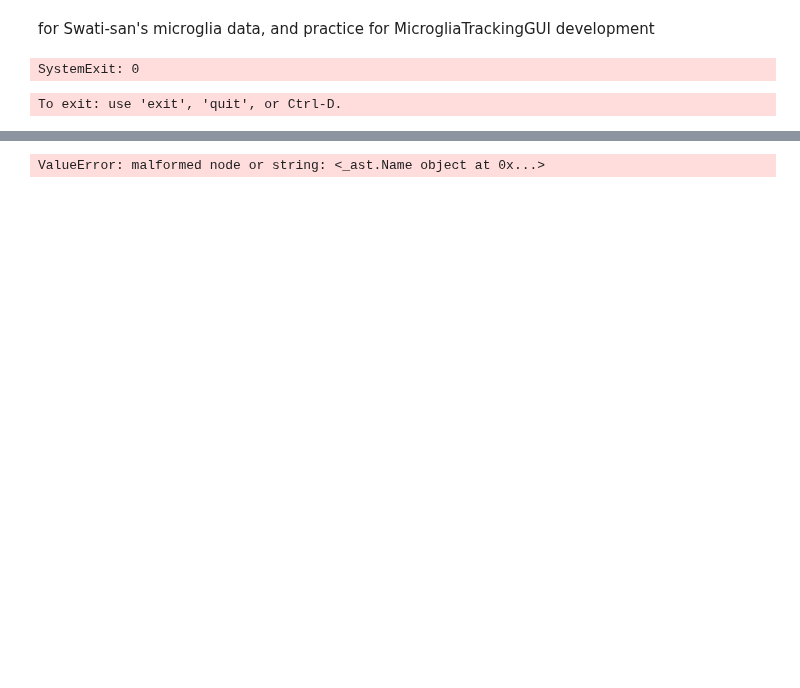
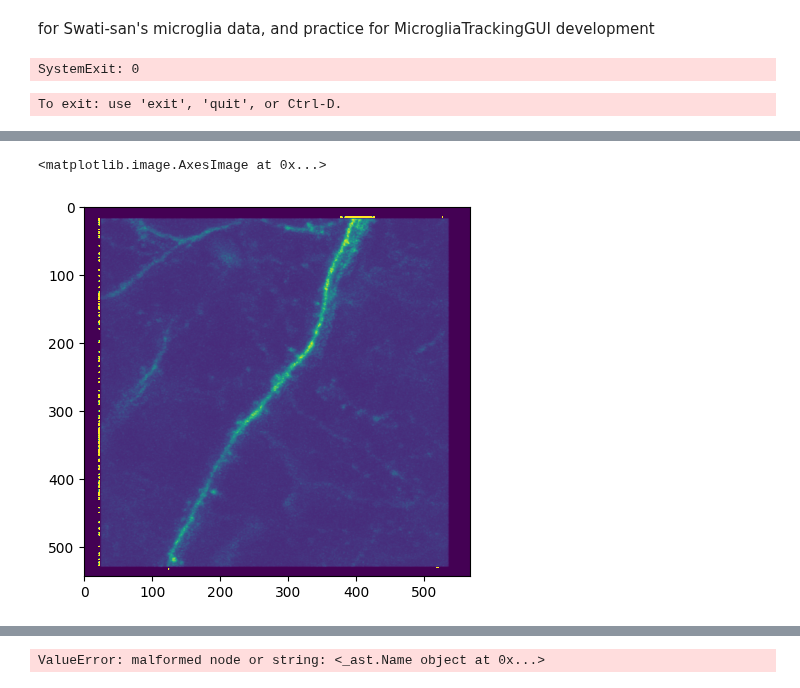
Before and after one commit to dhino2000/optic, a Jupyter notebook: notebook/TIFStackExplorerGUI.ipynb, the cells around one changed output, grey strips where cells are left out. Cells and saved outputs as stored; diff of their text form; code cells hidden in the pictures; blank space fills up the shorter version.

```diff
--- a/notebook/TIFStackExplorerGUI.ipynb
+++ b/notebook/TIFStackExplorerGUI.ipynb
@@ -342,0 +367,5 @@ AttributeError: module 'itk' has no attribute 'LogToFileOn'
+# %%
+plt.imshow(img_res, vmin=0, vmax=3000)
+# %% [output]
+<matplotlib.image.AxesImage at 0x...>
+[figure, added]
```
Also changed, not shown: parts of 5 cells of this notebook, 4 other files.
